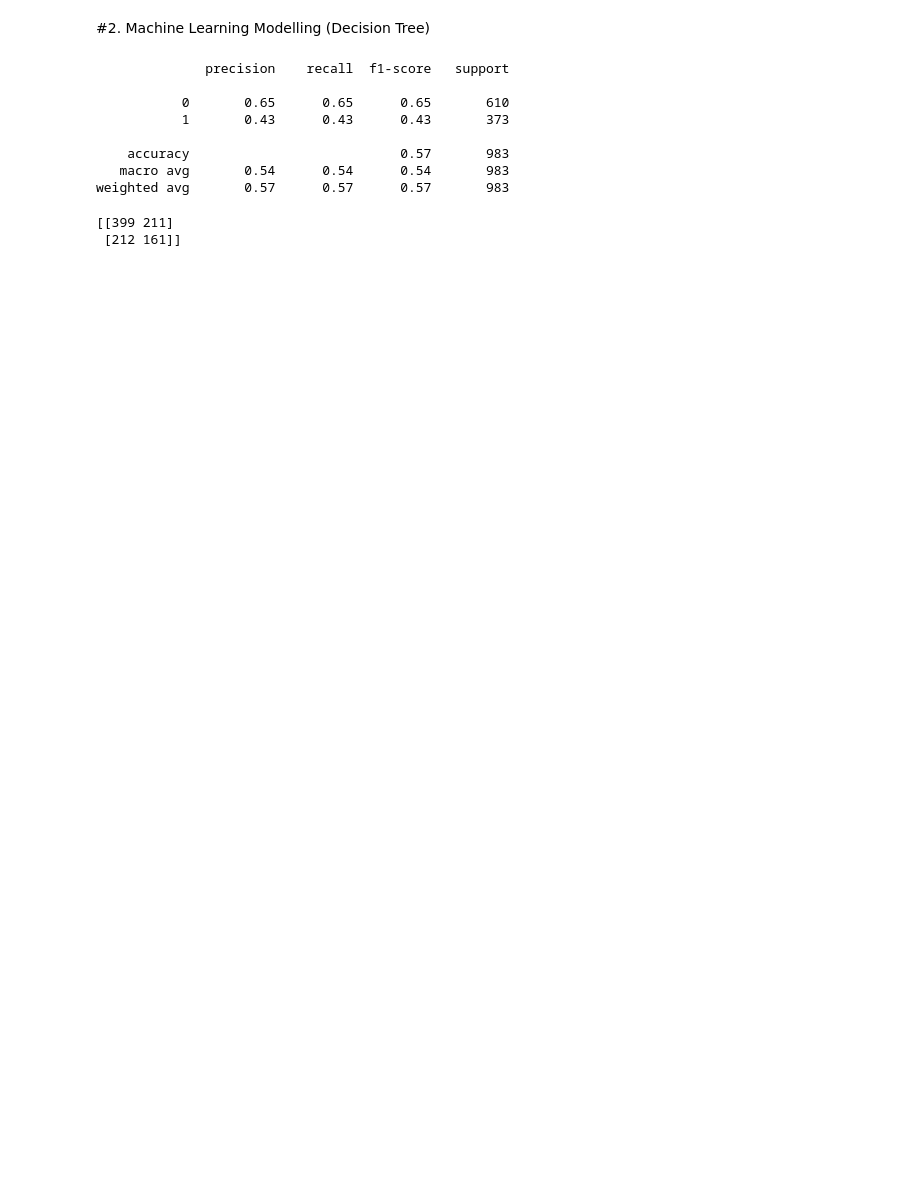
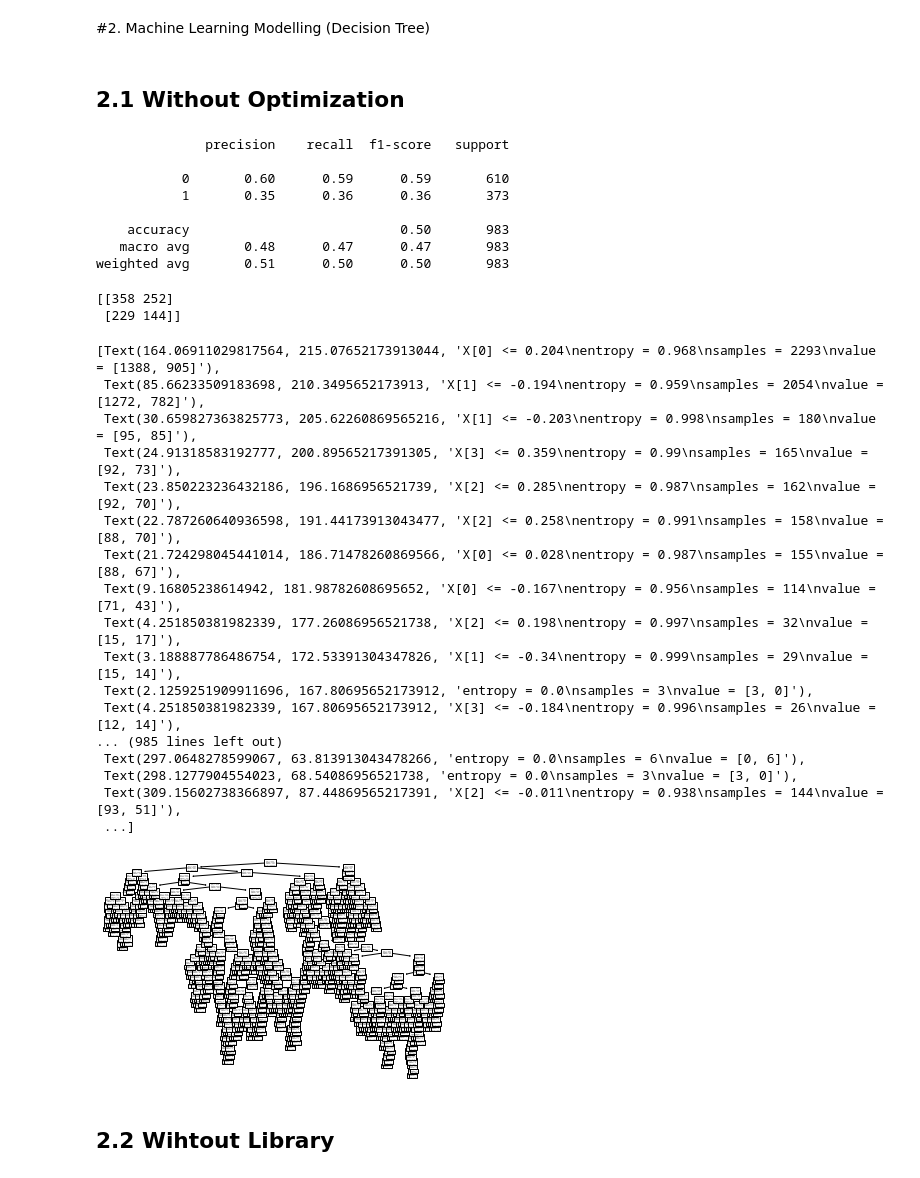
Before and after one commit to louis-not/Water_Quality_Potability, a Jupyter notebook: WaterQuality.ipynb, the cells around one changed output. Drawn from its saved outputs; the diff is of its cells as text; code cells hidden in the pictures; blank space fills up the shorter version.

```diff
--- a/WaterQuality.ipynb
+++ b/WaterQuality.ipynb
@@ -214,2 +241,7 @@ X_test_scaled = scaler.fit_transform(X_test)
+# %%
+pca = PCA(n_components=4)
+X_pca_train = pca.fit_transform(X_train_scaled)
+X_pca_test = pca.fit_transform(X_test_scaled)
+# df_pca = pd.DataFrame(data = X_pca, columns = ['PCA1','PCA2','PCA3'])
 # %% [markdown]
 #2. Machine Learning Modelling (Decision Tree)
@@ -220,16 +248,44 @@ y_pred = clf.predict(X_test)
+# %% [markdown]
+## 2.1 Without Optimization
+# %%
+# with PCA
+clf1 = DecisionTreeClassifier(criterion='entropy')
+clf1 = clf1.fit(X_pca_train, y_train)
+y_pred_pca = clf1.predict(X_pca_test)
 # %%
-print(classification_report(y_test,y_pred))
+print(classification_report(y_test,y_pred_pca))
 # %% [output]
               precision    recall  f1-score   support
 
-           0       0.65      0.65      0.65       610
-           1       0.43      0.43      0.43       373
+           0       0.60      0.59      0.59       610
+           1       0.35      0.36      0.36       373
 
-    accuracy                           0.57       983
-   macro avg       0.54      0.54      0.54       983
-weighted avg       0.57      0.57      0.57       983
+    accuracy                           0.50       983
+   macro avg       0.48      0.47      0.47       983
+weighted avg       0.51      0.50      0.50       983
 # %%
-print(confusion_matrix(y_test,y_pred))
+print(confusion_matrix(y_test,y_pred_pca))
 # %% [output]
-[[399 211]
- [212 161]]
+[[358 252]
+ [229 144]]
+# %%
+plot_tree(clf1)
+# %% [output]
+[Text(164.06911029817564, 215.07652173913044, 'X[0] <= 0.204\nentropy = 0.968\nsamples = 2293\nvalue = [1388, 905]'),
+ Text(85.66233509183698, 210.3495652173913, 'X[1] <= -0.194\nentropy = 0.959\nsamples = 2054\nvalue = [1272, 782]'),
+ Text(30.659827363825773, 205.62260869565216, 'X[1] <= -0.203\nentropy = 0.998\nsamples = 180\nvalue = [95, 85]'),
+ Text(24.91318583192777, 200.89565217391305, 'X[3] <= 0.359\nentropy = 0.99\nsamples = 165\nvalue = [92, 73]'),
+ Text(23.850223236432186, 196.1686956521739, 'X[2] <= 0.285\nentropy = 0.987\nsamples = 162\nvalue = [92, 70]'),
+ Text(22.787260640936598, 191.44173913043477, 'X[2] <= 0.258\nentropy = 0.991\nsamples = 158\nvalue = [88, 70]'),
+ Text(21.724298045441014, 186.71478260869566, 'X[0] <= 0.028\nentropy = 0.987\nsamples = 155\nvalue = [88, 67]'),
+ Text(9.16805238614942, 181.98782608695652, 'X[0] <= -0.167\nentropy = 0.956\nsamples = 114\nvalue = [71, 43]'),
+ Text(4.251850381982339, 177.26086956521738, 'X[2] <= 0.198\nentropy = 0.997\nsamples = 32\nvalue = [15, 17]'),
+ Text(3.188887786486754, 172.53391304347826, 'X[1] <= -0.34\nentropy = 0.999\nsamples = 29\nvalue = [15, 14]'),
+ Text(2.1259251909911696, 167.80695652173912, 'entropy = 0.0\nsamples = 3\nvalue = [3, 0]'),
+ Text(4.251850381982339, 167.80695652173912, 'X[3] <= -0.184\nentropy = 0.996\nsamples = 26\nvalue = [12, 14]'),
+... (985 lines left out)
+ Text(297.0648278599067, 63.813913043478266, 'entropy = 0.0\nsamples = 6\nvalue = [0, 6]'),
+ Text(298.1277904554023, 68.54086956521738, 'entropy = 0.0\nsamples = 3\nvalue = [3, 0]'),
+ Text(309.15602738366897, 87.44869565217391, 'X[2] <= -0.011\nentropy = 0.938\nsamples = 144\nvalue = [93, 51]'),
+ ...]
+[figure, added]
@@ -235,0 +301,2 @@ print(confusion_matrix(y_test,y_pred))
+# %% [markdown]
+## 2.2 Wihtout Library
```
Also changed, not shown: parts of 35 cells of this notebook.
